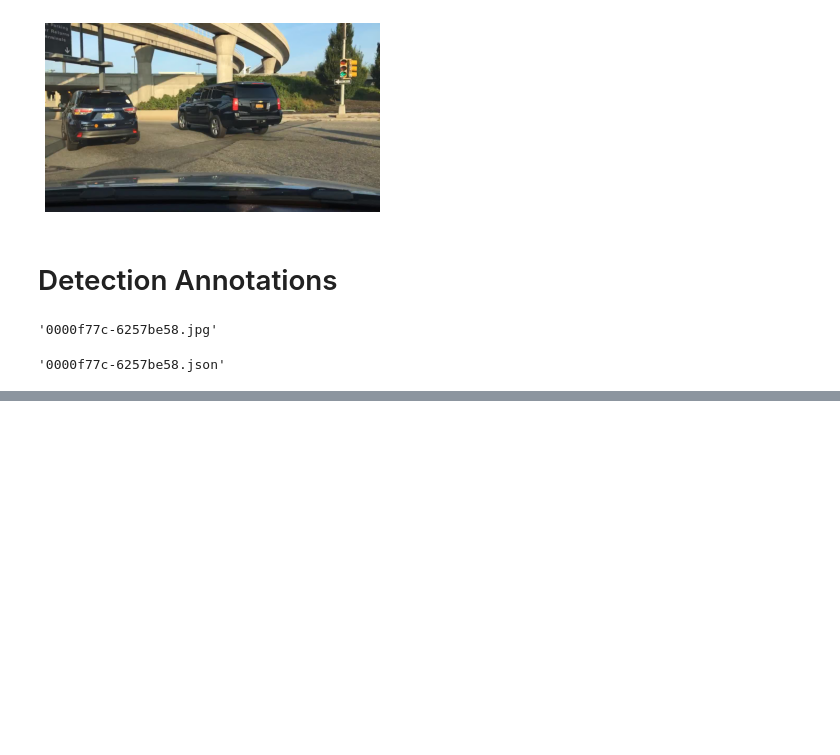
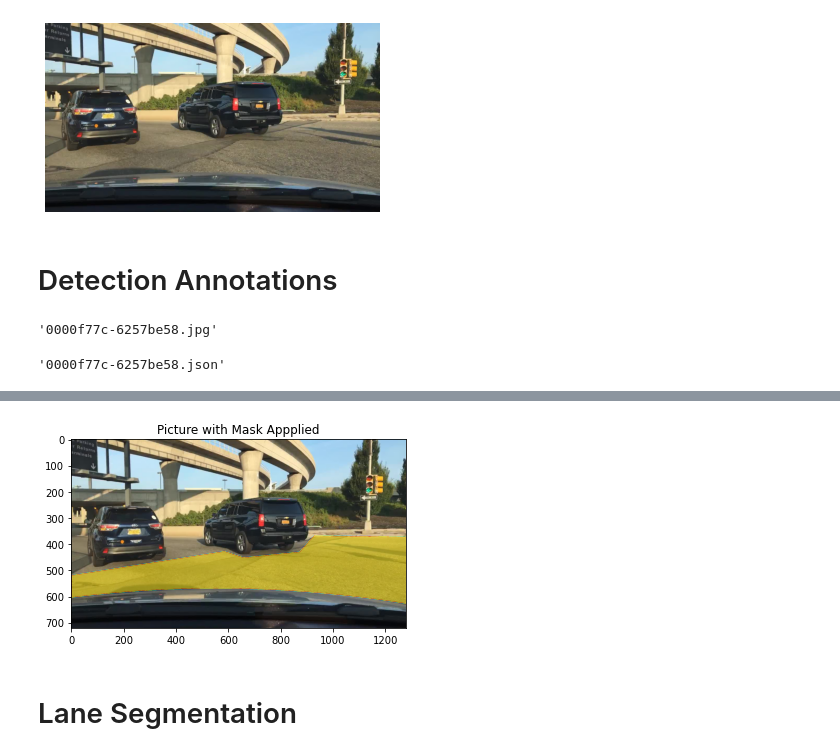
Before and after one commit to Khaliladib11/YOLOC, a Jupyter notebook: src/data/Untitled.ipynb, the cells around one changed output, grey strips where cells are left out. Cells and saved outputs as stored; diff of their text form; code cells hidden in the pictures; blank space fills up the shorter version.

```diff
--- a/src/data/Untitled.ipynb
+++ b/src/data/Untitled.ipynb
@@ -259,0 +83,10 @@ str(images[0]).split('\\')[-1].split('.')[0]
+# %%
+plt.imshow(image)
+
+plt.imshow(mask, cmap='jet', alpha=0.5*(np.array(mask)>0)  )
+plt.title('Picture with Mask Appplied')
+plt.show()
+# %% [output]
+[figure, added]
+# %% [markdown]
+# Lane Segmentation
```
Also changed, not shown: parts of 35 cells of this notebook, 4 other files.
